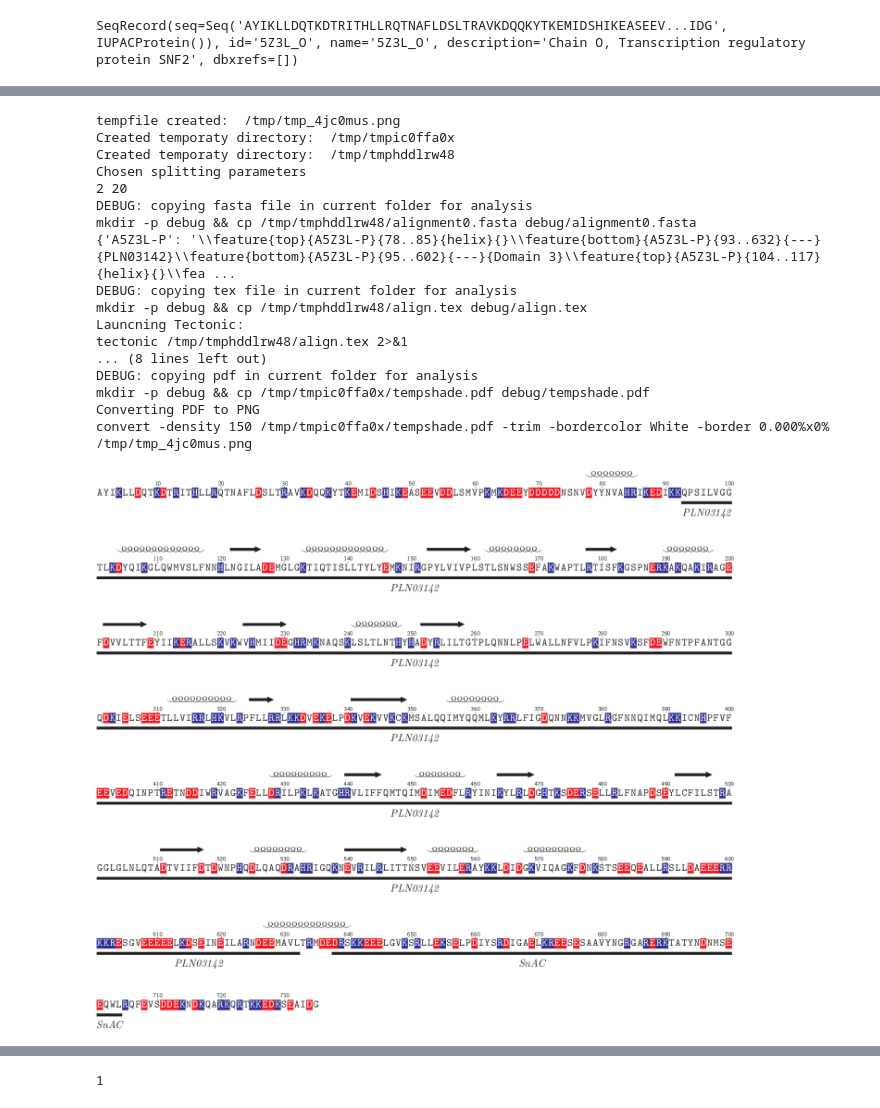
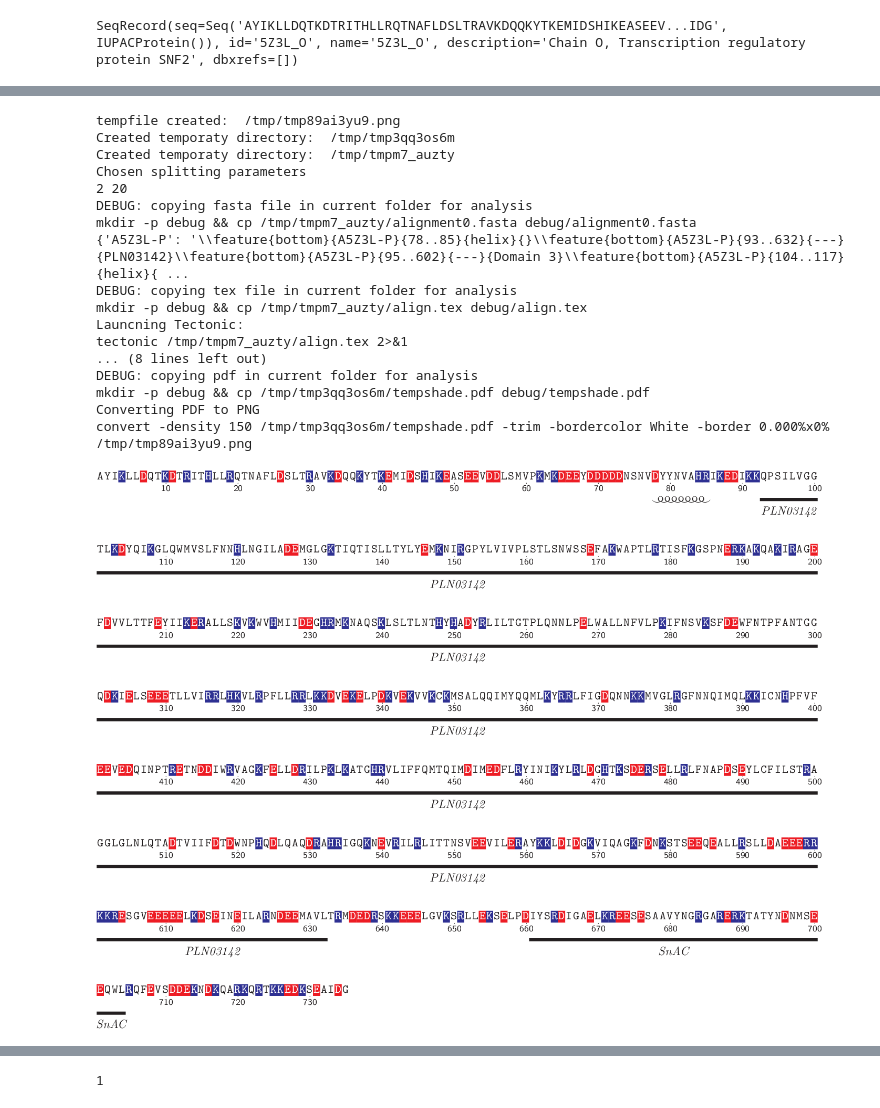
Before and after one commit to intbio/pytexshade, a Jupyter notebook: development.ipynb, the cells around one changed output, grey strips where cells are left out. Cells and saved outputs as stored; diff of their text form; code cells hidden in the pictures.

```diff
--- a/development.ipynb
+++ b/development.ipynb
@@ -171,38 +158,38 @@ feat
   'position': 'bottom'}]
 # %%
 #Shade
-ipyshade.shadedmsa(msar,\
+ipyshade.shadedmsa4plot(msar,\
      shading_modes=['charge_functional'],# list of shading modes according to TexShade, supported are "similar", "hydropathy_functional", "chemical_functional", "structure_functional", "charge_functional", "diverse"\
      legend=False,features=feat,title='',\
      logo=False, #SeqLogo \
      hideseqs=False,#activate \hidseqs command \
      splitN=20, #alignment will be split into splitN batches\
      setends=[1,10000], # a section of alignment will be displayed between setends[0] and setends[1]\
-     ruler=True, # Add a ruler\
+     ruler='bottom', # Add a ruler\
      show_seq_names=False,# Show sequence names\
      funcgroups=None, # Hilight functional groups, Tex code should be inserted example funcgroups="\\funcgroup{xxx}{CT}{White}{Green}{upper}{up} \\funcgroup{yyy}{GA}{White}{Blue}{upper}{up}" \
      show_seq_length=False, #Show sequence length \
      resperline=100, startnumber=1, debug = True
     )
 # %% [output]
-tempfile created:  /tmp/tmp_4jc0mus.png
-Created temporaty directory:  /tmp/tmpic0ffa0x
-Created temporaty directory:  /tmp/tmphddlrw48
+tempfile created:  /tmp/tmp89ai3yu9.png
+Created temporaty directory:  /tmp/tmp3qq3os6m
+Created temporaty directory:  /tmp/tmpm7_auzty
 Chosen splitting parameters
 2 20
 DEBUG: copying fasta file in current folder for analysis
-mkdir -p debug && cp /tmp/tmphddlrw48/alignment0.fasta debug/alignment0.fasta
-{'A5Z3L-P': '\\feature{top}{A5Z3L-P}{78..85}{helix}{}\\feature{bottom}{A5Z3L-P}{93..632}{---}{PLN03142}\\feature{bottom}{A5Z3L-P}{95..602}{---}{Domain 3}\\feature{top}{A5Z3L-P}{104..117}{helix}{}\\fea ...
+mkdir -p debug && cp /tmp/tmpm7_auzty/alignment0.fasta debug/alignment0.fasta
+{'A5Z3L-P': '\\feature{bottom}{A5Z3L-P}{78..85}{helix}{}\\feature{bottom}{A5Z3L-P}{93..632}{---}{PLN03142}\\feature{bottom}{A5Z3L-P}{95..602}{---}{Domain 3}\\feature{bottom}{A5Z3L-P}{104..117}{helix}{ ...
 DEBUG: copying tex file in current folder for analysis
-mkdir -p debug && cp /tmp/tmphddlrw48/align.tex debug/align.tex
+mkdir -p debug && cp /tmp/tmpm7_auzty/align.tex debug/align.tex
 Launcning Tectonic:
-tectonic /tmp/tmphddlrw48/align.tex 2>&1
+tectonic /tmp/tmpm7_auzty/align.tex 2>&1
 ... (8 lines left out)
 DEBUG: copying pdf in current folder for analysis
-mkdir -p debug && cp /tmp/tmpic0ffa0x/tempshade.pdf debug/tempshade.pdf
+mkdir -p debug && cp /tmp/tmp3qq3os6m/tempshade.pdf debug/tempshade.pdf
 Converting PDF to PNG
-convert -density 150 /tmp/tmpic0ffa0x/tempshade.pdf -trim -bordercolor White -border 0.000%x0% /tmp/tmp_4jc0mus.png
+convert -density 150 /tmp/tmp3qq3os6m/tempshade.pdf -trim -bordercolor White -border 0.000%x0% /tmp/tmp89ai3yu9.png
-[figure, old version]
+[figure, new version]
 # %%
 msar[0].id=msar[0].id.replace('_','-')
 # %%
```
Also changed, not shown: parts of 12 cells of this notebook, 4 other files.
